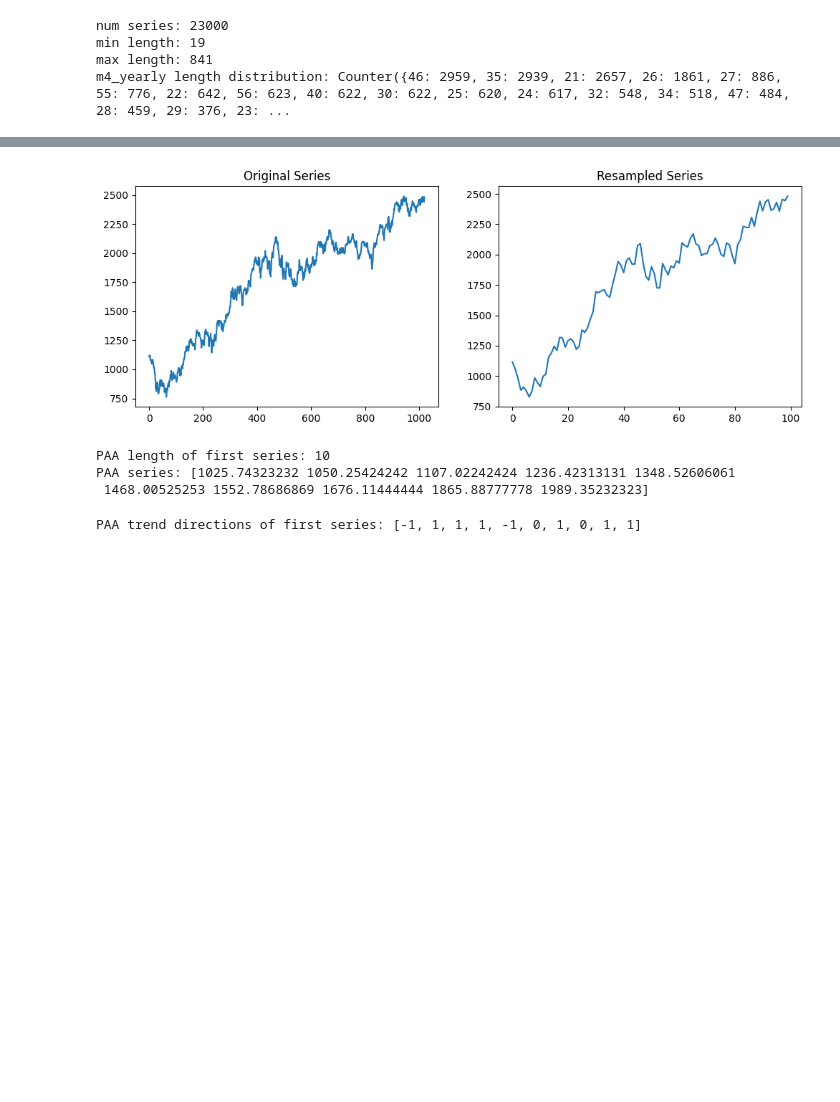
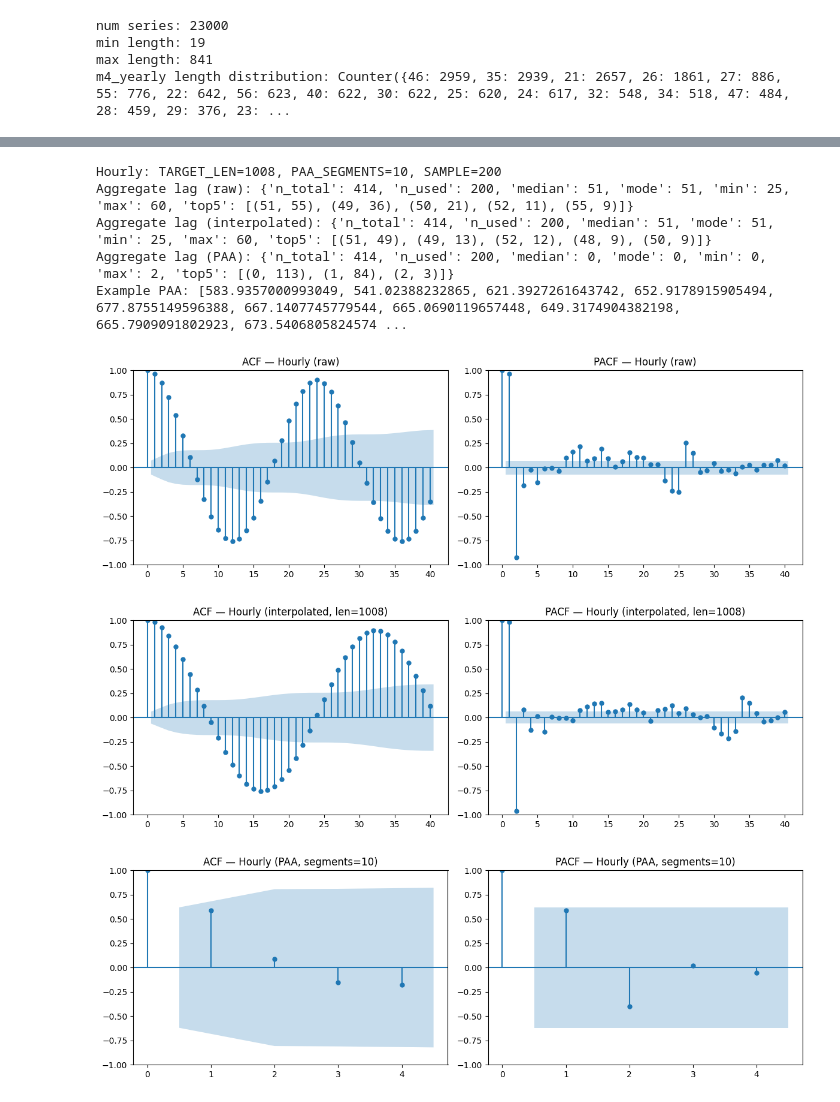
Before and after one commit to bennyp85/SIT746---Research-Project, a Jupyter notebook: experiments/m4_eda.ipynb, the cells around one changed output, grey strips where cells are left out. Drawn from its saved outputs; the diff is of its cells as text; code cells hidden in the pictures; blank space fills up the shorter version.

Commit message:
add acf/pacf plot

```diff
--- a/experiments/m4_eda.ipynb
+++ b/experiments/m4_eda.ipynb
@@ -117,26 +101,0 @@ First 10 values of first resampled series: [1017.1        1023.08787879 1018.128
-# %%
-# plot original and resampled series side by side
-import matplotlib.pyplot as plt
-fig, axs = plt.subplots(1, 2, figsize=(12, 4))
-axs[0].plot(series_list[10])
-axs[0].set_title("Original Series")
-axs[1].plot(resampled_series_list[10])
-axs[1].set_title("Resampled Series")
-plt.show()
-# %% [output]
-[figure, removed]
-# %%
-from src.data.preprocessing import compute_paa_series
-paa_series_list = [compute_paa_series(s, 10) for s in resampled_series_list]
-print("PAA length of first series:", len(paa_series_list[1]))
-print("PAA series:", paa_series_list[0])
-# %% [output]
-PAA length of first series: 10
-PAA series: [1025.74323232 1050.25424242 1107.02242424 1236.42313131 1348.52606061
- 1468.00525253 1552.78686869 1676.11444444 1865.88777778 1989.35232323]
-# %%
-from src.data.preprocessing import paa_trend_directions
-trend_directions = paa_trend_directions(resampled_series_list[10], 10, 50)
-print("PAA trend directions of first series:", trend_directions)
-# %% [output]
-PAA trend directions of first series: [-1, 1, 1, 1, -1, 0, 1, 0, 1, 1]
@@ -142,0 +223,54 @@ PAA trend directions of first series: [-1, 1, 1, 1, -1, 0, 1, 0, 1, 1]
+# %%
+# Hourly: ACF/PACF for raw vs interpolated vs PAA
+
+tsf_path = root / "src" / "data" / "datasets" / "M4" / "m4_hourly_dataset.tsf"
+series_list = tsf_series_load(tsf_path)
+
+# Use the most common raw series length in this set to minimise information loss.
+TARGET_LEN = most_common_length(series_list)
+
+# Aggregate 'optimal lag' for this set using PACF cutoff per-series, then median across series.
+raw_lag = aggregate_lag_pacf(
+    series_list,
+    max_lag=MAX_LAG_RAW_INTERP,
+    sample_size=LAG_SAMPLE_SIZE,
+)
+
+interpolated_series_list = [uniform_resample(s, TARGET_LEN) for s in series_list]
+interp_lag = aggregate_lag_pacf(
+    interpolated_series_list,
+    max_lag=MAX_LAG_RAW_INTERP,
+    sample_size=LAG_SAMPLE_SIZE,
+)
+
+paa_series_list = [compute_paa_series(s, PAA_SEGMENTS) for s in interpolated_series_list]
+paa_lag = aggregate_lag_pacf(
+    paa_series_list,
+    max_lag=PAA_SEGMENTS - 1,
+    sample_size=LAG_SAMPLE_SIZE,
+)
+
+print(f"Hourly: TARGET_LEN={TARGET_LEN}, PAA_SEGMENTS={PAA_SEGMENTS}, SAMPLE={LAG_SAMPLE_SIZE}")
+print("Aggregate lag (raw):", raw_lag)
+print("Aggregate lag (interpolated):", interp_lag)
+print("Aggregate lag (PAA):", paa_lag)
+
+# Sanity check: show one PAA example before plotting.
+raw, interpolated, paa = prepare_series_triplet(
+    series_list,
+    series_index=SERIES_INDEX,
+    target_len=TARGET_LEN,
+    paa_segments=PAA_SEGMENTS,
+)
+print("Example PAA:", paa.tolist())
+
+plot_triplet("Hourly", raw, interpolated, paa)
+# %% [output]
+Hourly: TARGET_LEN=1008, PAA_SEGMENTS=10, SAMPLE=200
+Aggregate lag (raw): {'n_total': 414, 'n_used': 200, 'median': 51, 'mode': 51, 'min': 25, 'max': 60, 'top5': [(51, 55), (49, 36), (50, 21), (52, 11), (55, 9)]}
+Aggregate lag (interpolated): {'n_total': 414, 'n_used': 200, 'median': 51, 'mode': 51, 'min': 25, 'max': 60, 'top5': [(51, 49), (49, 13), (52, 12), (48, 9), (50, 9)]}
+Aggregate lag (PAA): {'n_total': 414, 'n_used': 200, 'median': 0, 'mode': 0, 'min': 0, 'max': 2, 'top5': [(0, 113), (1, 84), (2, 3)]}
+Example PAA: [583.9357000993049, 541.02388232865, 621.3927261643742, 652.9178915905494, 677.8755149596388, 667.1407745779544, 665.0690119657448, 649.3174904382198, 665.7909091802923, 673.5406805824574 ...
+[figure, added]
+[figure, added]
+[figure, added]
```
Also changed, not shown: parts of 7 cells of this notebook.
